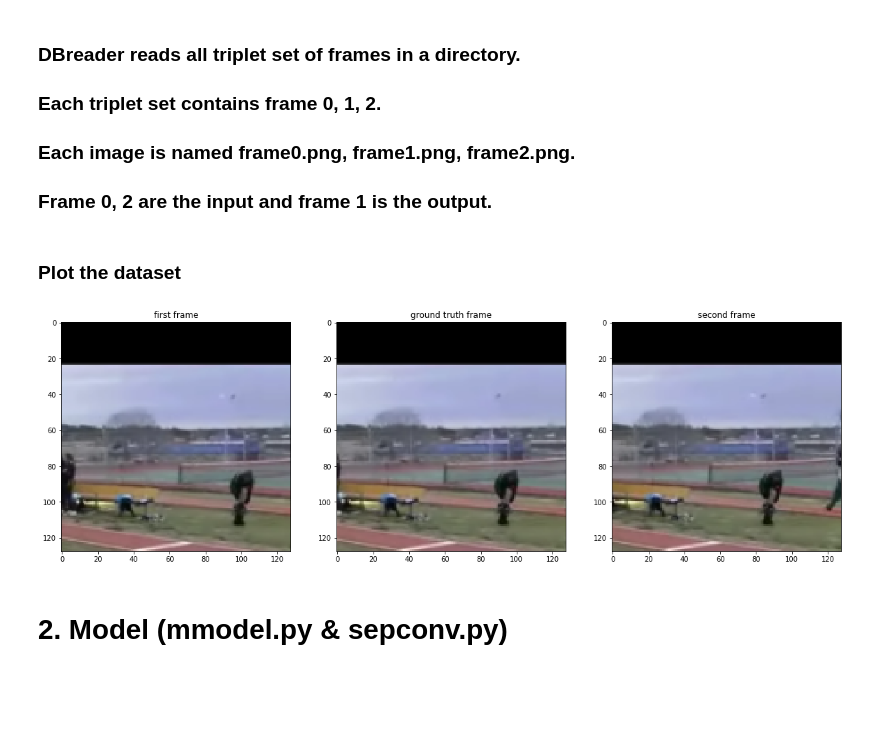
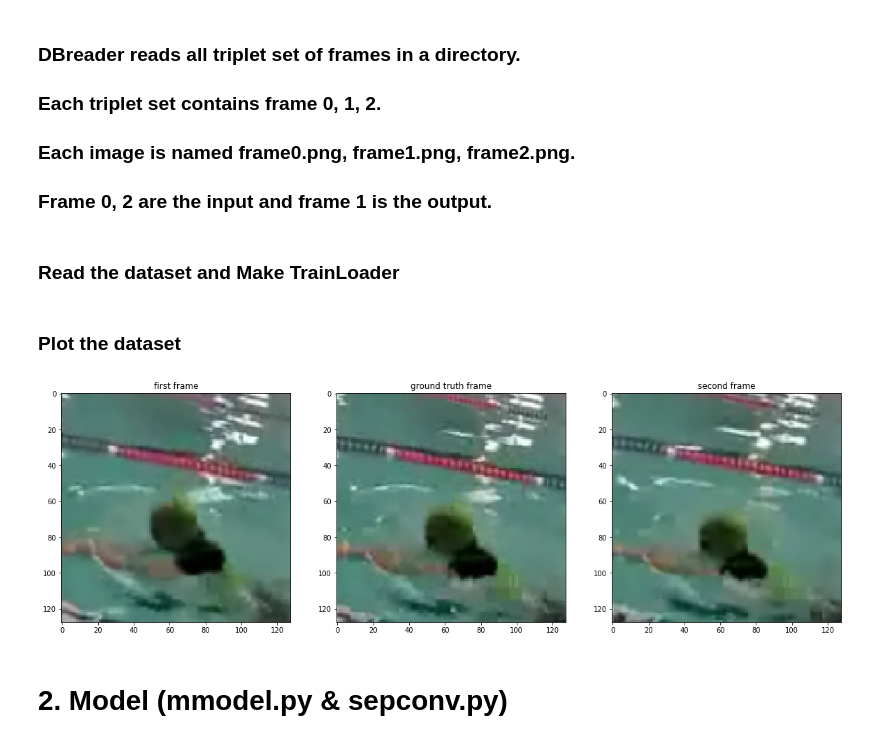
Before and after one commit to DK-Nguyen/pytorch-sepconv, a Jupyter notebook: dk.ipynb, the cells around one changed output. Cells and saved outputs as stored; diff of their text form; code cells hidden in the pictures; blank space fills up the shorter version.

```diff
--- a/dk.ipynb
+++ b/dk.ipynb
@@ -66 +70,3 @@ class DBreader_frame_interpolation(Dataset):
+# %% [markdown]
+### Read the dataset and Make TrainLoader
 # %%
@@ -72,16 +75,16 @@ train_loader = DataLoader(dataset=dataset, batch_size=batch_size, shuffle=True,
 # %% [markdown]
 ### Plot the dataset
 # %%
-sample = dataset[0]
+sample = dataset[3]
 def plotting(sample):
     fig = plt.figure(figsize=(20,10))
     plt.subplot(1,3,1); plt.imshow(sample[0].permute(1, 2, 0)); plt.gca().set_title('first frame')
     plt.subplot(1,3,2); plt.imshow(sample[1].permute(1, 2, 0)); plt.gca().set_title('ground truth frame')
     plt.subplot(1,3,3); plt.imshow(sample[2].permute(1, 2, 0)); plt.gca().set_title('second frame')
 
 plotting(sample)
 # %% [output]
-[figure, old version]
+[figure, new version]
 # %% [markdown]
 # 2. Model (mmodel.py & sepconv.py)
 # %% [markdown]
```
Also changed, not shown: parts of 22 cells of this notebook, 12 other files.
